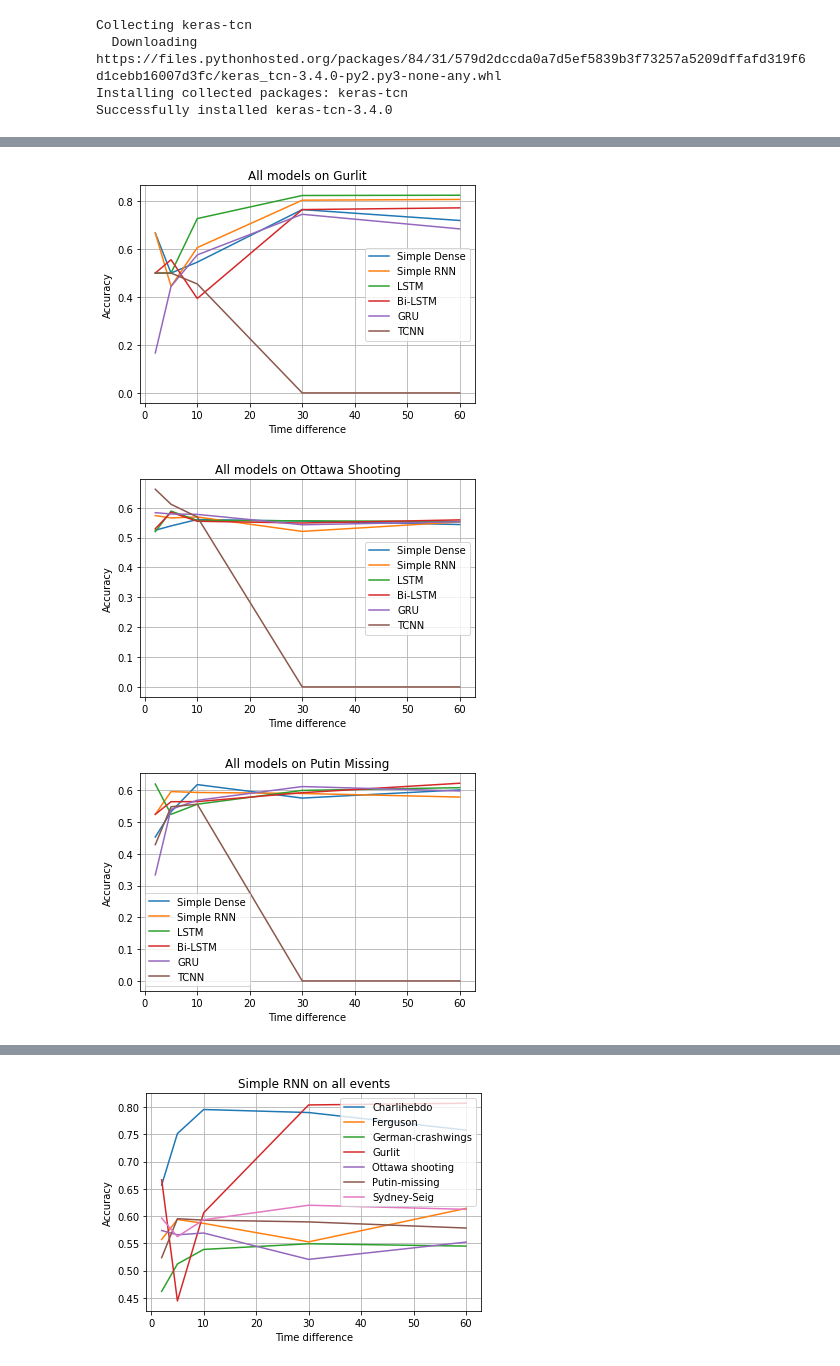
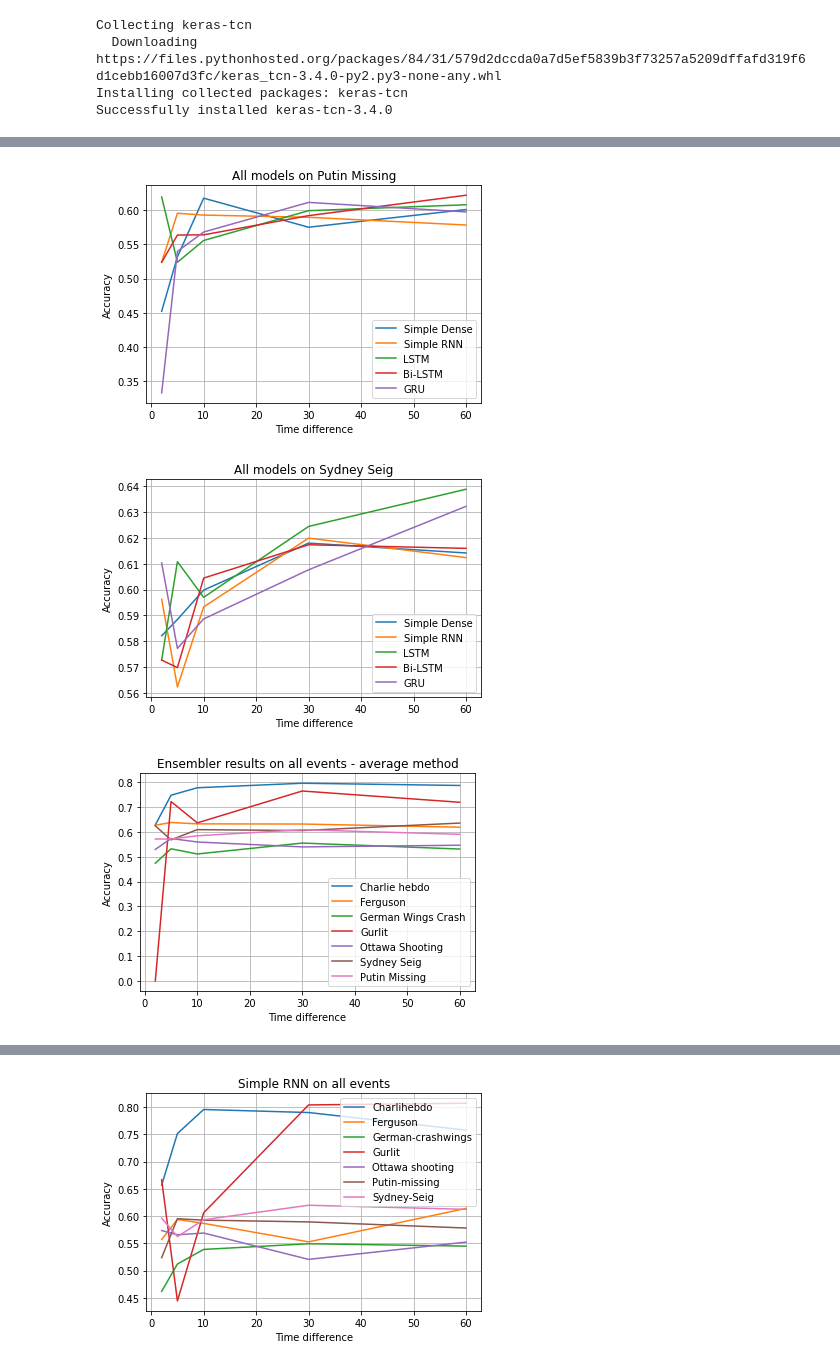
Before and after one commit to alidevhere/twitter-rumors, a Jupyter notebook: twitter.ipynb, the cells around one changed output, grey strips where cells are left out. Cells and saved outputs as stored; diff of their text form; code cells hidden in the pictures.

```diff
--- a/twitter.ipynb
+++ b/twitter.ipynb
@@ -438,61 +460,62 @@ plot_germanwings()
 # %%
-def plot_gurlit():
+def plot_putin_missing():
     time = [2,5,10,30,60]
     import matplotlib.pyplot as plt
-    plt.plot(time,[0.666666667	,0.5	,0.545454545	,0.764705882	,0.719298246], label='Simple Dense')
-    plt.plot(time,[0.666666667,	0.444444444,	0.606060606,	0.803921569	,0.807017544], label='Simple RNN')
-    plt.plot(time,[0.5	,0.5,	0.727272727,	0.823529412,	0.824561404], label='LSTM')
-    plt.plot(time,[0.5	,0.555555556	,0.393939394	,0.764705882,	0.771929825], label='Bi-LSTM')
-    plt.plot(time,[0.166666667	,0.444444444,	0.575757576	,0.745098039,	0.684210526], label='GRU')
-    plt.plot(time,[0.5,0.5,0.454545455,0,0], label='TCNN')
+    plt.plot(time,[0.452380952	,0.531746032	,0.617283951,	0.574879227,	0.600694444], label='Simple Dense')
+    plt.plot(time,[0.523809524	,0.595238095	,0.592592593,	0.589371981,	0.578125], label='Simple RNN')
+    plt.plot(time,[0.619047619	,0.523809524	,0.555555556,	0.599033816,	0.607638889], label='LSTM')
+    plt.plot(time,[0.523809524	,0.563492063	,0.563786008,	0.59178744	,0.621527778], label='Bi-LSTM')
+    plt.plot(time,[0.333333333	,0.53968254	  ,0.567901235,	0.611111111,	0.597222222], label='GRU')
+    #plt.plot(time,[0.428571429,0.547619048,0.555555556,0,0], label='TCNN')
     x_axis = 'time stamp'
     y_axis = 'accuracy'
     plt.xlabel('Time difference')
     plt.ylabel('Accuracy')
-    plt.title('All models on Gurlit')
+    plt.title('All models on Putin Missing')
     plt.grid(True)
     plt.legend()
-plot_gurlit()
+plot_putin_missing()
 # %% [output]
-[figure, old version]
+[figure, new version]
 # %%
-def plot_ottawa_shooting():
+def plot_sydney_seig():
     time = [2,5,10,30,60]
     import matplotlib.pyplot as plt
-    plt.plot(time,[0.524509804,	0.539047619,	0.560344828,	0.555312158,	0.543617998], label='Simple Dense')
-    plt.plot(time,[0.573529412,	0.565714286,	0.568965517,	0.520627966,	0.552341598], label='Simple RNN')
-    plt.plot(time,[0.519607843,	0.588571429,	0.557471264,	0.556042351,	0.553948577], label='LSTM')
-    plt.plot(time,[0.529411765,	0.584761905,	0.554597701,	0.548740416,	0.55922865], label='Bi-LSTM')
-    plt.plot(time,[0.583333333,	0.579047619,	0.577586207,	0.542898868,	0.552800735], label='GRU')
-    plt.plot(time,[0.661764706,0.611428571,0.568965517,0,0], label='TCNN')
+    plt.plot(time,[0.582159624	,0.588454376,	0.599814299	,0.617988395	,0.61417604], label='Simple Dense')
+    plt.plot(time,[0.596244131	,0.562383613,	0.593314763	,0.619922631	,0.612390645], label='Simple RNN')
+    plt.plot(time,[0.572769953	,0.610800745,	0.597028784	,0.624435848	,0.638814497], label='LSTM')
+    plt.plot(time,[0.572769953	,0.569832402,	0.604456825	,0.617343649	,0.615961435], label='Bi-LSTM')
+    plt.plot(time,[0.610328638	,0.577281192,	0.588672238	,0.607672469	,0.632208534], label='GRU')
+    #plt.plot(time,[0.633802817,0.569832402,0.573816156,0,0], label='TCNN')
     x_axis = 'time stamp'
     y_axis = 'accuracy'
     plt.xlabel('Time difference')
     plt.ylabel('Accuracy')
-    plt.title('All models on Ottawa Shooting')
+    plt.title('All models on Sydney Seig')
     plt.grid(True)
     plt.legend()
-plot_ottawa_shooting()
+plot_sydney_seig()
 # %% [output]
-[figure, old version]
+[figure, new version]
 # %%
-def plot_putin_missing():
+def plot_ensembler_1_avg():
     time = [2,5,10,30,60]
     import matplotlib.pyplot as plt
-    plt.plot(time,[0.452380952	,0.531746032	,0.617283951,	0.574879227,	0.600694444], label='Simple Dense')
-    plt.plot(time,[0.523809524	,0.595238095	,0.592592593,	0.589371981,	0.578125], label='Simple RNN')
-    plt.plot(time,[0.619047619	,0.523809524	,0.555555556,	0.599033816,	0.607638889], label='LSTM')
-    plt.plot(time,[0.523809524	,0.563492063	,0.563786008,	0.59178744	,0.621527778], label='Bi-LSTM')
-    plt.plot(time,[0.333333333	,0.53968254	  ,0.567901235,	0.611111111,	0.597222222], label='GRU')
-    plt.plot(time,[0.428571429,0.547619048,0.555555556,0,0], label='TCNN')
+    plt.plot(time,[0.628019324,0.747645951,0.777777778,0.795931142,0.786973555], label='Charlie hebdo')
+    plt.plot(time,[0.626865672,0.637931034,0.632380952,0.63172043,0.618914902],label='Ferguson')
+    plt.plot(time,[0.473684211,0.53200883,0.511111111,0.555072464,0.531032078],label='German Wings Crash')
+    plt.plot(time,[0,0.722222222,0.636363636,0.764705882,0.719298246], label='Gurlit')
+    plt.plot(time,[0.529411765,0.573333333,0.559386973,0.539612997,0.546372819], label='Ottawa Shooting')
+    plt.plot(time,[0.624413146,0.567970205,0.60909935,0.605415861,0.635600786], label='Sydney Seig')
+    plt.plot(time,[0.571428571,0.571428571,0.58436214,0.608695652,0.590277778], label='Putin Missing')
     x_axis = 'time stamp'
     y_axis = 'accuracy'
     plt.xlabel('Time difference')
     plt.ylabel('Accuracy')
-    plt.title('All models on Putin Missing')
+    plt.title('Ensembler results on all events - average method')
     plt.grid(True)
     plt.legend()
-plot_putin_missing()
+plot_ensembler_1_avg()
 # %% [output]
-[figure, old version]
+[figure, new version]
 # %%
```
Also changed, not shown: parts of 16 cells of this notebook.
